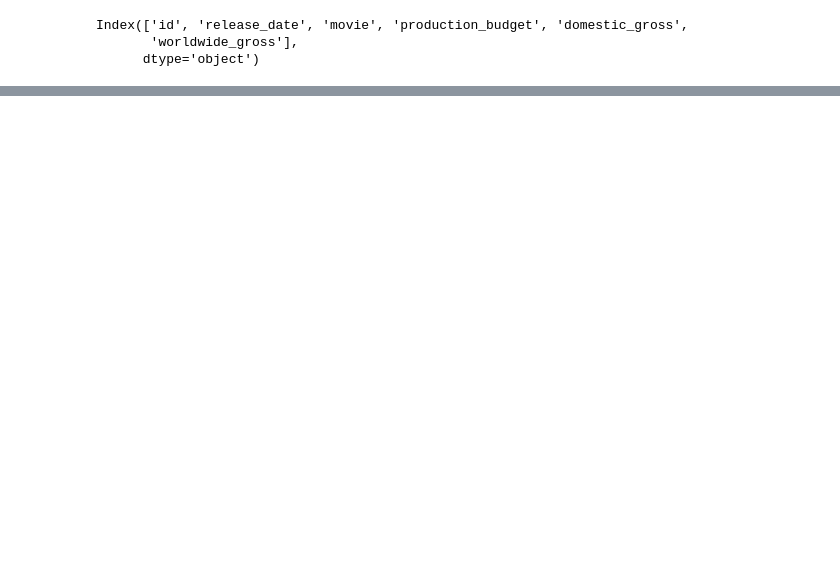
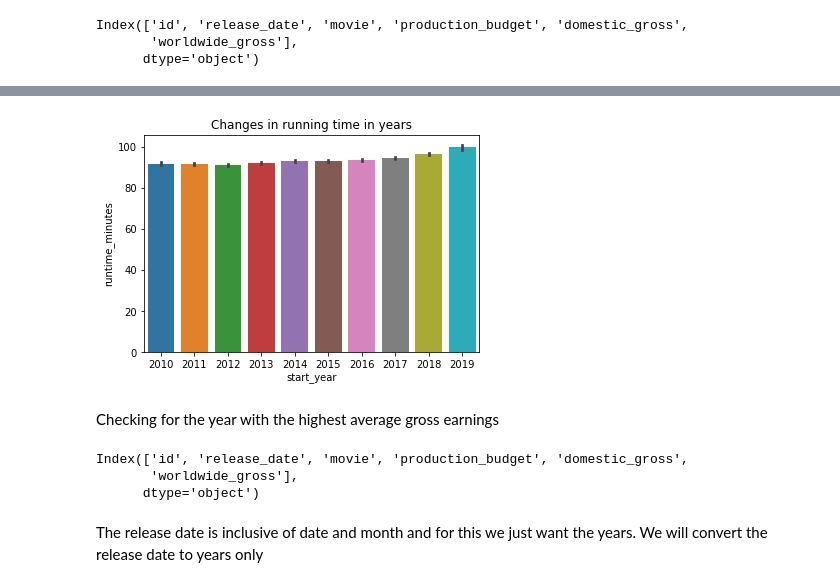
Before and after one commit to Mbachia/Movie_Project-1, a Jupyter notebook: project.ipynb, the cells around one changed output, grey strips where cells are left out. Cells and saved outputs as stored; diff of their text form; code cells hidden in the pictures; blank space fills up the shorter version.

```diff
--- a/project.ipynb
+++ b/project.ipynb
@@ -492,0 +535,17 @@ Name: release_date, dtype: object
+# %%
+#To visualize this runtime changes
+sns.barplot(x='start_year', y='runtime_minutes', data=df)
+plt.title('Changes in running time in years')
+plt.show()
+# %% [output]
+[figure, added]
+# %% [markdown]
+Checking for the year with the highest average gross earnings
+# %%
+budgetDF.columns
+# %% [output]
+Index(['id', 'release_date', 'movie', 'production_budget', 'domestic_gross',
+       'worldwide_gross'],
+      dtype='object')
+# %% [markdown]
+The release date is inclusive of date and month and for this we just want the years. We will convert the release date to years only
```
Also changed, not shown: parts of 14 cells of this notebook.
